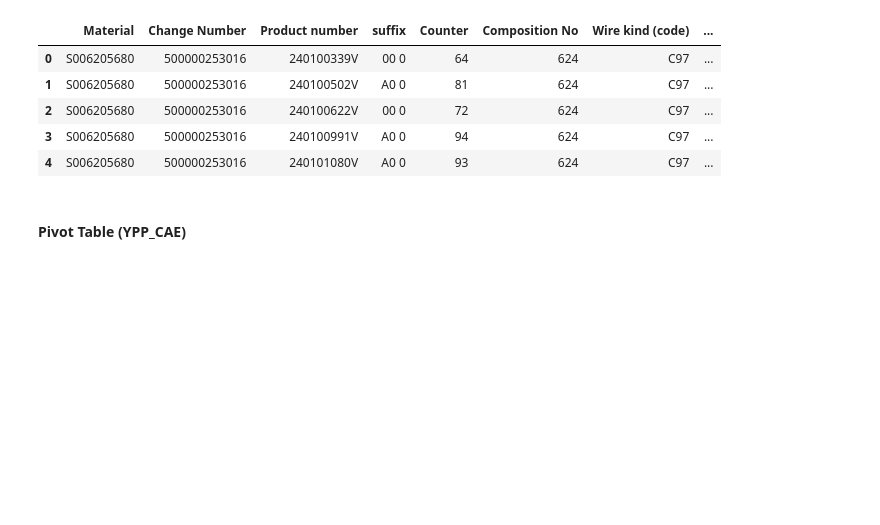
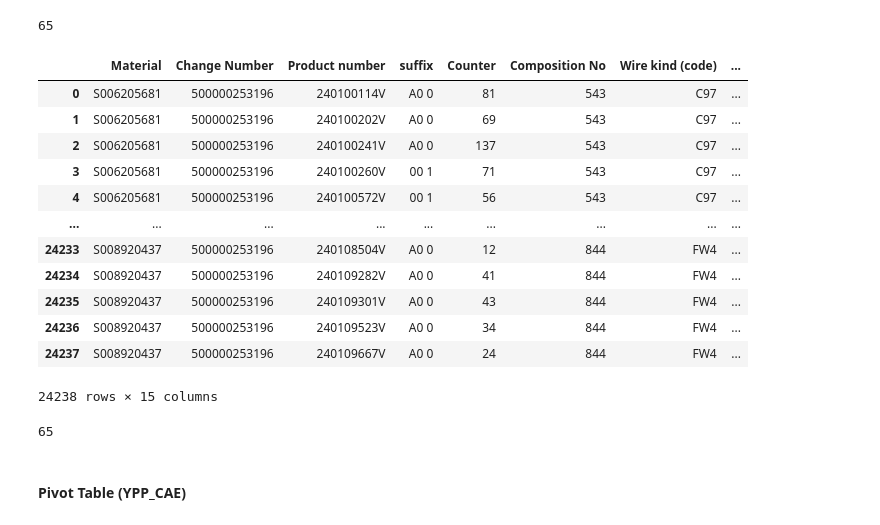
Before and after one commit to Abdelhamid2c/Automation-of-Data-Integration, a Jupyter notebook: Notebooks/integration.ipynb, the cells around one changed output. Cells and saved outputs as stored; diff of their text form; code cells hidden in the pictures; blank space fills up the shorter version.

```diff
--- a/Notebooks/integration.ipynb
+++ b/Notebooks/integration.ipynb
@@ -3,13 +39,29 @@ import pandas as pd
+# %%
+len(PN_columns_wirelist)
+# %% [output]
+65
 # %%
-df_ypp_cae = pd.read_excel('../Data/YPP_CAE 1 (2).XLSX', sheet_name='Sheet1')
-df_ypp_cae.head(5)
+df_ypp_cae = pd.read_excel('../Data/Train Data/500000253196.XLSX')
+df_ypp_cae
 # %% [output]
 |  | Material | Change Number | Product number | suffix | Counter | Composition No | Wire kind (code) | ... |
-| 0 | S006205680 | 500000253016 | 240100339V | 00 0 | 64 | 624 | C97 | ... |
-| 1 | S006205680 | 500000253016 | 240100502V | A0 0 | 81 | 624 | C97 | ... |
-| 2 | S006205680 | 500000253016 | 240100622V | 00 0 | 72 | 624 | C97 | ... |
-| 3 | S006205680 | 500000253016 | 240100991V | A0 0 | 94 | 624 | C97 | ... |
-| 4 | S006205680 | 500000253016 | 240101080V | A0 0 | 93 | 624 | C97 | ... |
+| 0 | S006205681 | 500000253196 | 240100114V | A0 0 | 81 | 543 | C97 | ... |
+| 1 | S006205681 | 500000253196 | 240100202V | A0 0 | 69 | 543 | C97 | ... |
+| 2 | S006205681 | 500000253196 | 240100241V | A0 0 | 137 | 543 | C97 | ... |
+| 3 | S006205681 | 500000253196 | 240100260V | 00 1 | 71 | 543 | C97 | ... |
+| 4 | S006205681 | 500000253196 | 240100572V | 00 1 | 56 | 543 | C97 | ... |
+| ... | ... | ... | ... | ... | ... | ... | ... | ... |
+| 24233 | S008920437 | 500000253196 | 240108504V | A0 0 | 12 | 844 | FW4 | ... |
+| 24234 | S008920437 | 500000253196 | 240109282V | A0 0 | 41 | 844 | FW4 | ... |
+| 24235 | S008920437 | 500000253196 | 240109301V | A0 0 | 43 | 844 | FW4 | ... |
+| 24236 | S008920437 | 500000253196 | 240109523V | A0 0 | 34 | 844 | FW4 | ... |
+| 24237 | S008920437 | 500000253196 | 240109667V | A0 0 | 24 | 844 | FW4 | ... |
+24238 rows × 15 columns
+# %%
+df_ypp_cae = df_ypp_cae[df_ypp_cae['Product number'].apply(lambda x : x in PN_columns_wirelist)]
+df_ypp_cae['Product number'].nunique()
+# %% [output]
+65
 # %% [markdown]
 #### Pivot Table (YPP_CAE)
 # %%
```
Also changed, not shown: parts of 50 cells of this notebook, 5 other files.
